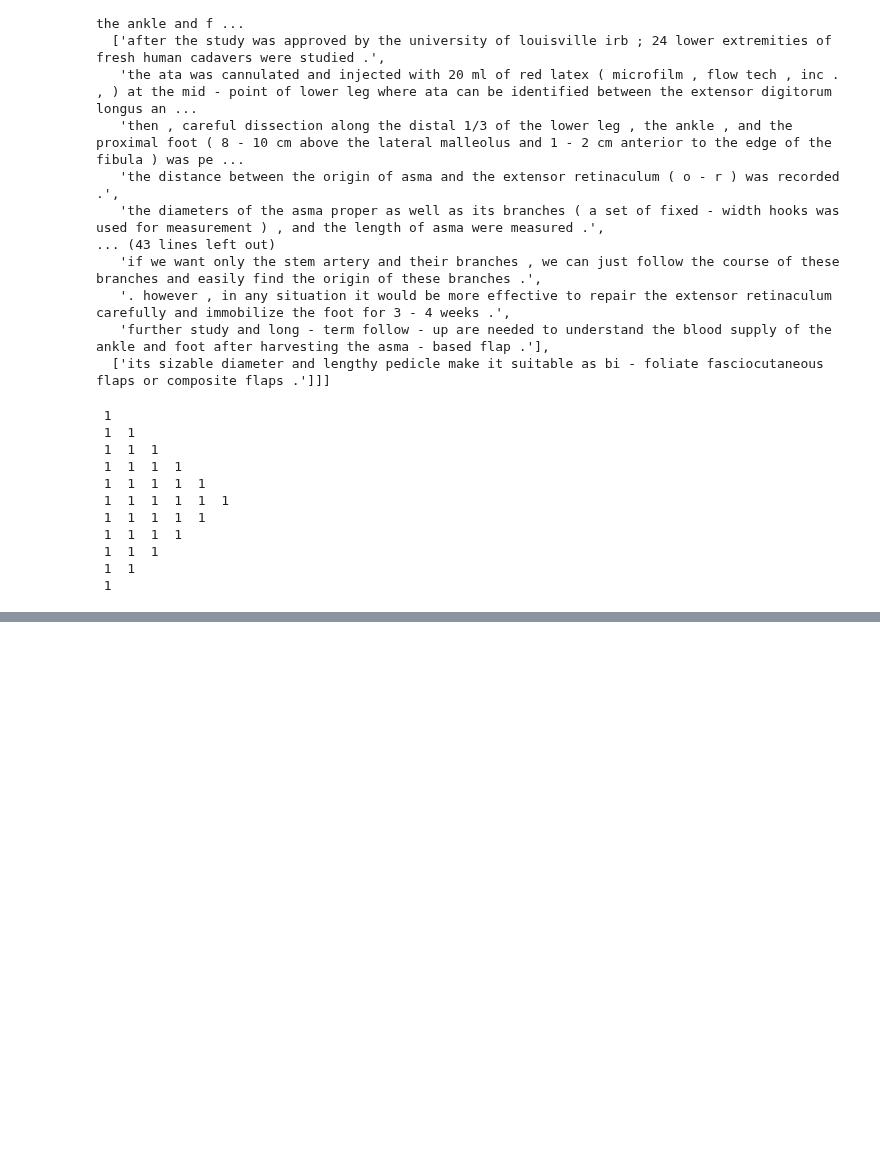
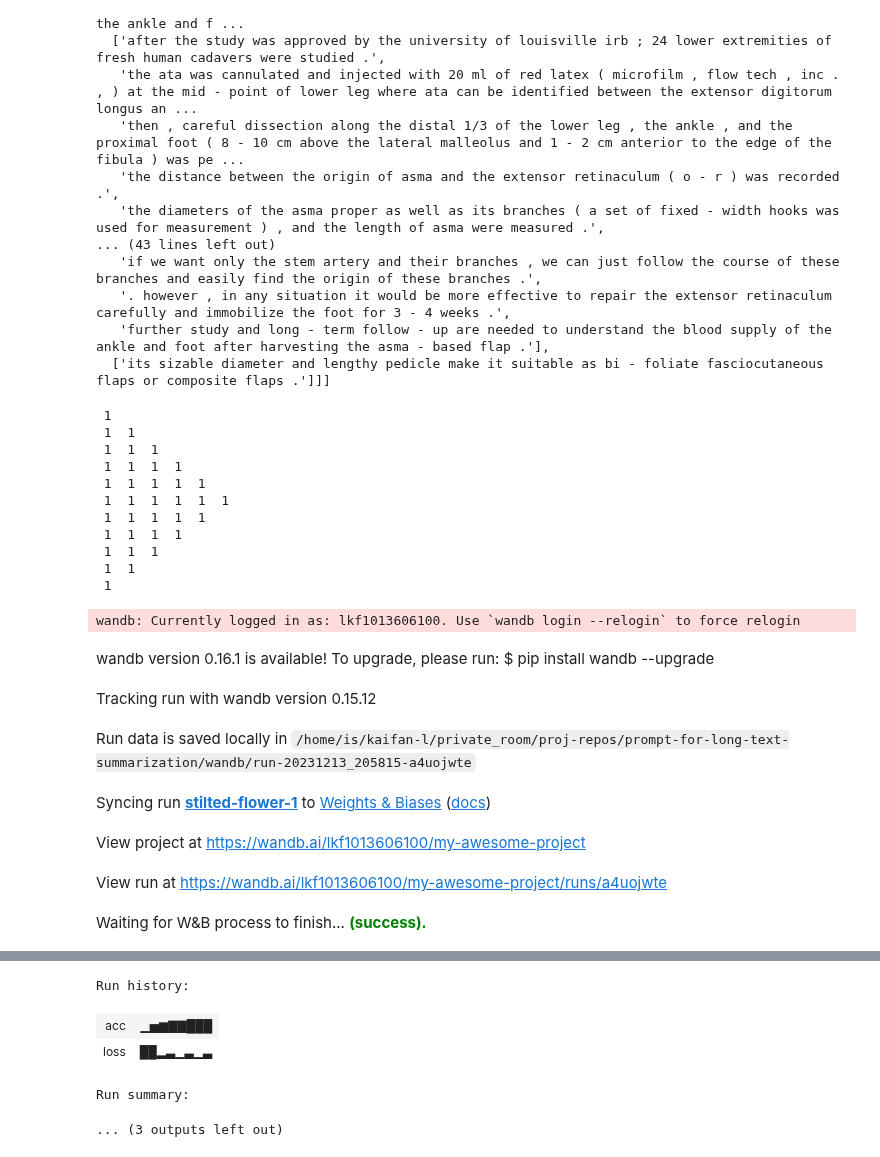
Before and after one commit to sociocom/prompt-for-long-text-summarization, a Jupyter notebook: test.ipynb, the cells around one changed output, grey strips where cells are left out. Drawn from its saved outputs; the diff is of its cells as text; code cells hidden in the pictures; blank space fills up the shorter version.

```diff
--- a/test.ipynb
+++ b/test.ipynb
@@ -339,3 +339,42 @@ from transformers.generation import GenerationConfig
 config = GenerationConfig(
 
 )
+# %%
+import wandb
+import random
+
+# start a new wandb run to track this script
+wandb.init(
+    # set the wandb project where this run will be logged
+    project="my-awesome-project",
+    entity="lkf1013606100",
+    # track hyperparameters and run metadata
+    config={
+    "learning_rate": 0.02,
+    "architecture": "CNN",
+    "dataset": "CIFAR-100",
+    "epochs": 10,
+    }
+)
+
+# simulate training
+epochs = 10
+offset = random.random() / 5
+for epoch in range(2, epochs):
+    acc = 1 - 2 ** -epoch - random.random() / epoch - offset
+    loss = 2 ** -epoch + random.random() / epoch + offset
+
+    # log metrics to wandb
+    wandb.log({"acc": acc, "loss": loss})
+
+# [optional] finish the wandb run, necessary in notebooks
+wandb.finish()
+# %% [output]
+wandb: Currently logged in as: lkf1013606100. Use `wandb login --relogin` to force relogin
+wandb version 0.16.1 is available! To upgrade, please run: $ pip install wandb --upgrade
+Tracking run with wandb version 0.15.12
+Run data is saved locally in /home/is/kaifan-l/private_room/proj-repos/prompt-for-long-text-summarization/wandb/run-20231213_205815-a4uojwte
+Syncing run stilted-flower-1 to Weights & Biases (docs)
+View project at https://wandb.ai/lkf1013606100/my-awesome-project
+View run at https://wandb.ai/lkf1013606100/my-awesome-project/runs/a4uojwte
+Waiting for W&B process to finish... (success).
@@ -341,0 +382,5 @@ config = GenerationConfig(
+Run history:
+| acc | ▁▅▆▇▇███ |
+| loss | ██▂▃▁▃▁▃ |
+Run summary:
+... (3 outputs left out)
```
Also changed, not shown: parts of 1 cell of this notebook, 6 other files.
